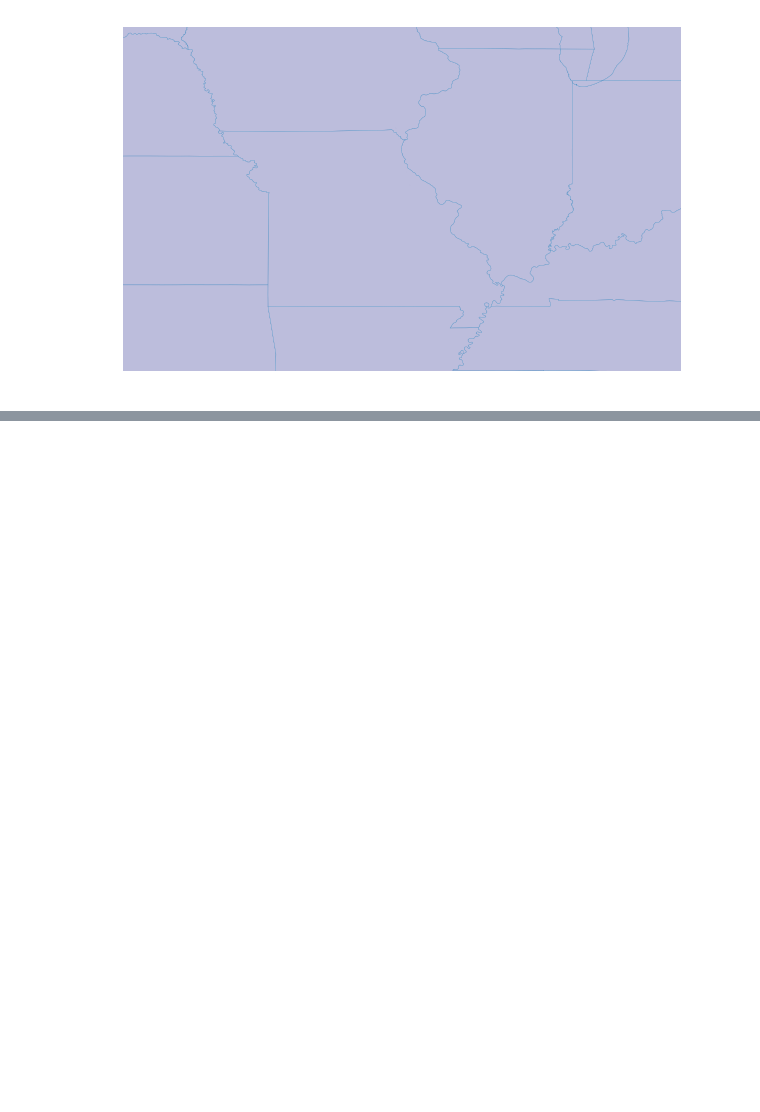
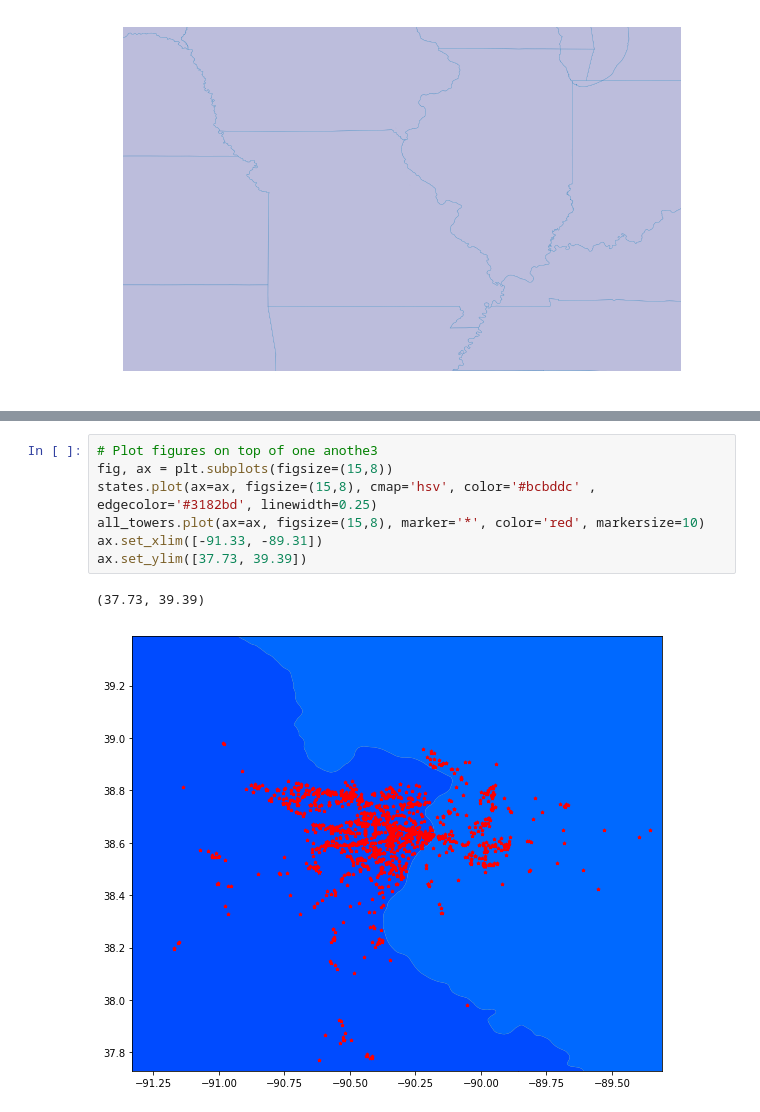
Before and after one commit to brekg/git_projects, a Jupyter notebook: jupyter/map_csv_data.ipynb, the cells around one changed output, grey strips where cells are left out. Saved outputs shown, nothing was run; the diff lists cells and outputs as text; blank space fills up the shorter version.

```diff
--- a/jupyter/map_csv_data.ipynb
+++ b/jupyter/map_csv_data.ipynb
@@ -62,0 +78,10 @@ ax.set_ylim([35, 43])
+# %%
+# Plot figures on top of one anothe3
+fig, ax = plt.subplots(figsize=(15,8))
+states.plot(ax=ax, figsize=(15,8), cmap='hsv', color='#bcbddc' , edgecolor='#3182bd', linewidth=0.25)
+all_towers.plot(ax=ax, figsize=(15,8), marker='*', color='red', markersize=10)
+ax.set_xlim([-91.33, -89.31])
+ax.set_ylim([37.73, 39.39])
+# %% [output]
+(37.73, 39.39)
+[figure, added]
```
Also changed, not shown: parts of 2 cells of this notebook.
